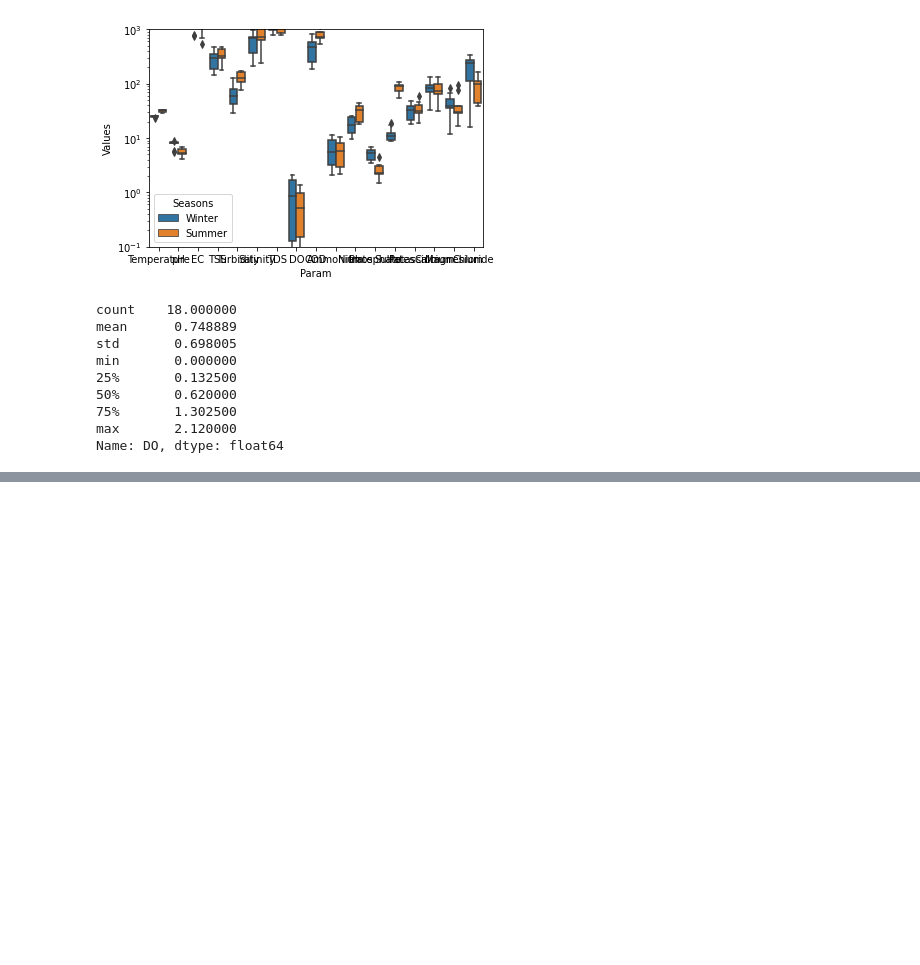
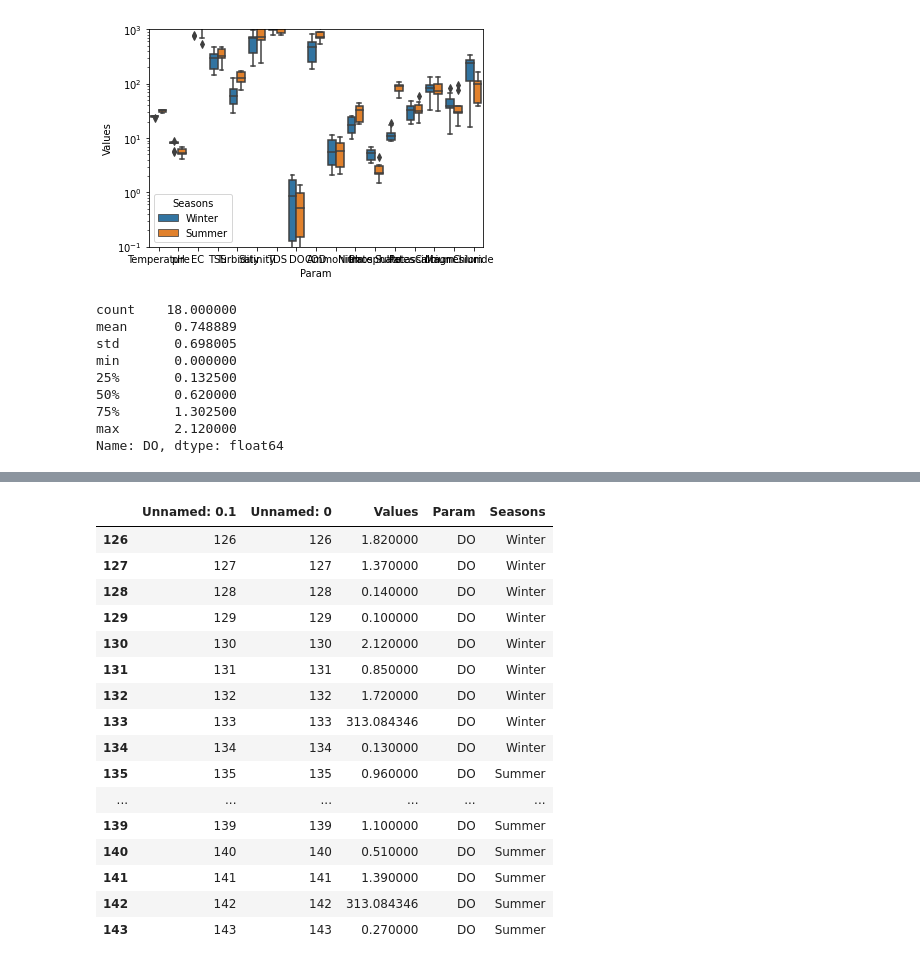
Before and after one commit to rakibhhridoy/OnGoingStudy, a Jupyter notebook: Buriganga/TempClGraph.ipynb, the cells around one changed output, grey strips where cells are left out. Drawn from its saved outputs; the diff is of its cells as text; code cells hidden in the pictures; blank space fills up the shorter version.

```diff
--- a/Buriganga/TempClGraph.ipynb
+++ b/Buriganga/TempClGraph.ipynb
@@ -457,0 +503,20 @@ plt.show()
+# %%
+data[data["Param"]== "DO"]
+# %% [output]
+|  | Unnamed: 0.1 | Unnamed: 0 | Values | Param | Seasons |
+| 126 | 126 | 126 | 1.820000 | DO | Winter |
+| 127 | 127 | 127 | 1.370000 | DO | Winter |
+| 128 | 128 | 128 | 0.140000 | DO | Winter |
+| 129 | 129 | 129 | 0.100000 | DO | Winter |
+| 130 | 130 | 130 | 2.120000 | DO | Winter |
+| 131 | 131 | 131 | 0.850000 | DO | Winter |
+| 132 | 132 | 132 | 1.720000 | DO | Winter |
+| 133 | 133 | 133 | 313.084346 | DO | Winter |
+| 134 | 134 | 134 | 0.130000 | DO | Winter |
+| 135 | 135 | 135 | 0.960000 | DO | Summer |
+| ... | ... | ... | ... | ... | ... |
+| 139 | 139 | 139 | 1.100000 | DO | Summer |
+| 140 | 140 | 140 | 0.510000 | DO | Summer |
+| 141 | 141 | 141 | 1.390000 | DO | Summer |
+| 142 | 142 | 142 | 313.084346 | DO | Summer |
+| 143 | 143 | 143 | 0.270000 | DO | Summer |
```
Also changed, not shown: parts of 10 cells of this notebook.
